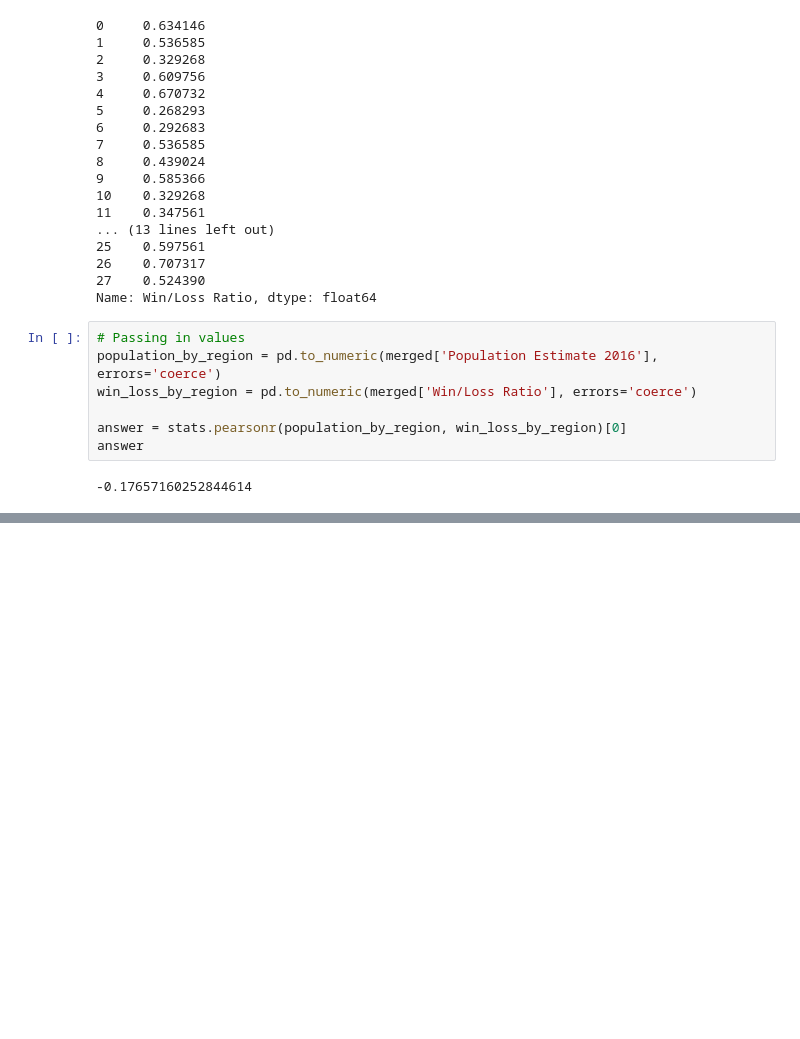
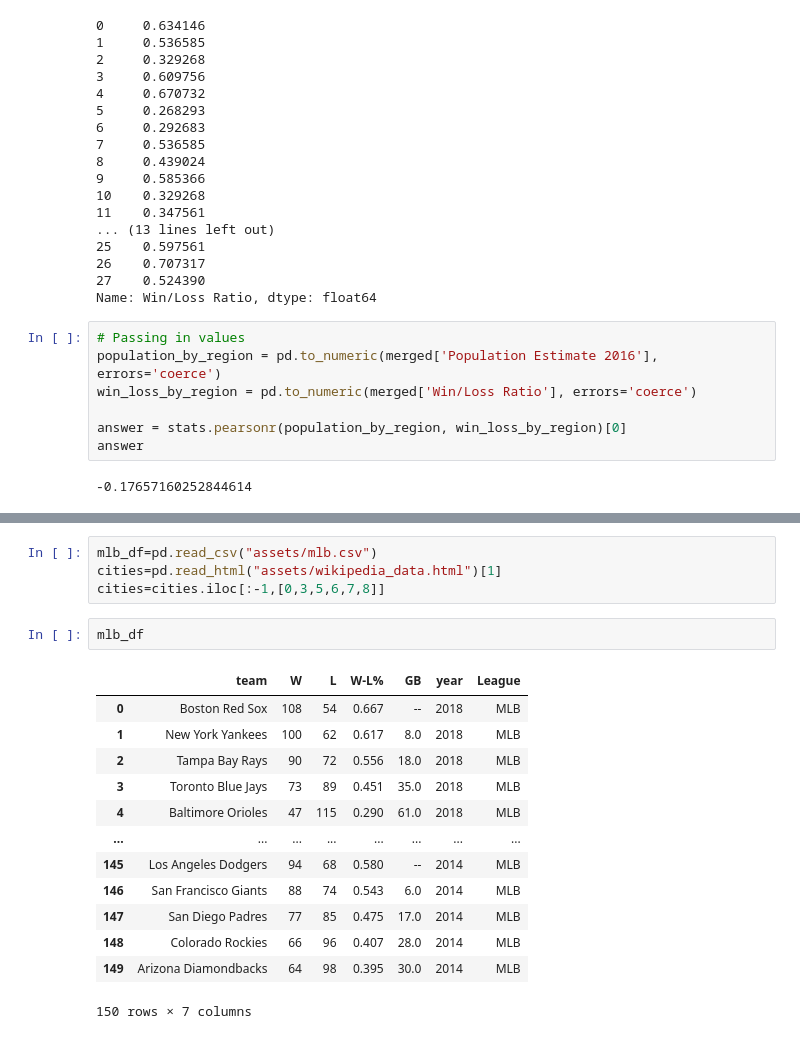
Before and after one commit to brunofbpaula/DataScience-UM-Coursera, a Jupyter notebook: Assignments/Scratches/Assignment4MU.ipynb, the cells around one changed output, grey strips where cells are left out. Saved outputs shown, nothing was run; the diff lists cells and outputs as text; blank space fills up the shorter version.

```diff
--- a/Assignments/Scratches/Assignment4MU.ipynb
+++ b/Assignments/Scratches/Assignment4MU.ipynb
@@ -773,0 +843,20 @@ See the caveats in the documentation: https://pandas.pydata.org/pandas-docs/stab
+# %%
+mlb_df=pd.read_csv("assets/mlb.csv")
+cities=pd.read_html("assets/wikipedia_data.html")[1]
+cities=cities.iloc[:-1,[0,3,5,6,7,8]]
+# %%
+mlb_df
+# %% [output]
+|  | team | W | L | W-L% | GB | year | League |
+| 0 | Boston Red Sox | 108 | 54 | 0.667 | -- | 2018 | MLB |
+| 1 | New York Yankees | 100 | 62 | 0.617 | 8.0 | 2018 | MLB |
+| 2 | Tampa Bay Rays | 90 | 72 | 0.556 | 18.0 | 2018 | MLB |
+| 3 | Toronto Blue Jays | 73 | 89 | 0.451 | 35.0 | 2018 | MLB |
+| 4 | Baltimore Orioles | 47 | 115 | 0.290 | 61.0 | 2018 | MLB |
+| ... | ... | ... | ... | ... | ... | ... | ... |
+| 145 | Los Angeles Dodgers | 94 | 68 | 0.580 | -- | 2014 | MLB |
+| 146 | San Francisco Giants | 88 | 74 | 0.543 | 6.0 | 2014 | MLB |
+| 147 | San Diego Padres | 77 | 85 | 0.475 | 17.0 | 2014 | MLB |
+| 148 | Colorado Rockies | 66 | 96 | 0.407 | 28.0 | 2014 | MLB |
+| 149 | Arizona Diamondbacks | 64 | 98 | 0.395 | 30.0 | 2014 | MLB |
+150 rows × 7 columns
```
Also changed, not shown: parts of 13 cells of this notebook.
